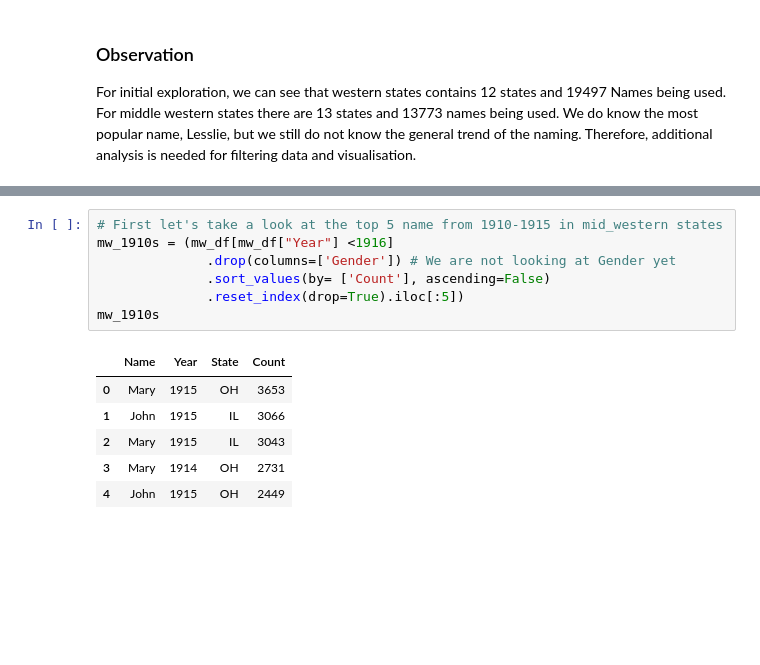
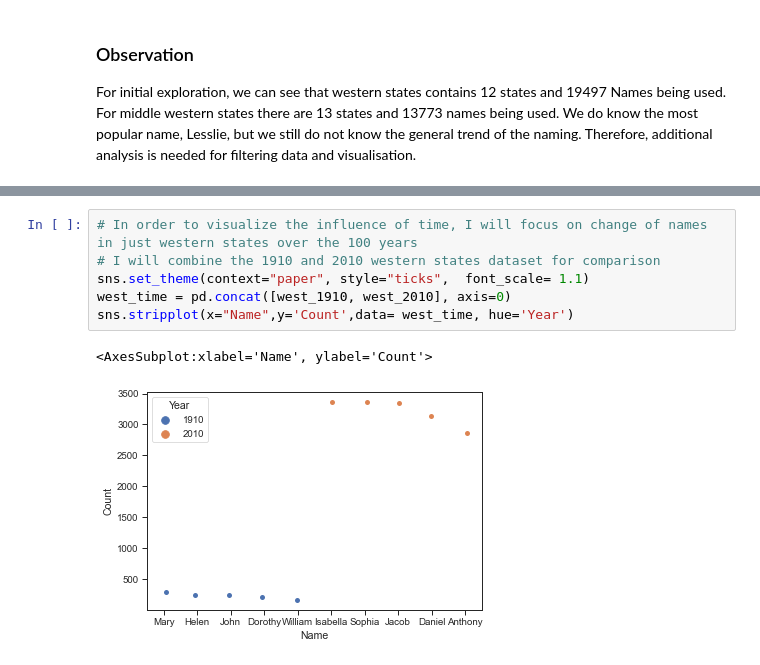
Before and after one commit to data301-2020-winter2/course-project-group_1039, a Jupyter notebook: analysis/Rita/Milestonr2_EDA.ipynb, the cells around one changed output, grey strips where cells are left out. Cells and saved outputs as stored; diff of their text form; blank space fills up the shorter version.

```diff
--- a/analysis/Rita/Milestonr2_EDA.ipynb
+++ b/analysis/Rita/Milestonr2_EDA.ipynb
@@ -167,14 +184,9 @@ west_1910s
-# %%
-# First let's take a look at the top 5 name from 1910-1915 in mid_western states
-mw_1910s = (mw_df[mw_df["Year"] <1916]
-              .drop(columns=['Gender']) # We are not looking at Gender yet
-              .sort_values(by= ['Count'], ascending=False)
-              .reset_index(drop=True).iloc[:5])
-mw_1910s
-# %% [output]
-|  | Name | Year | State | Count |
-| 0 | Mary | 1915 | OH | 3653 |
-| 1 | John | 1915 | IL | 3066 |
-| 2 | Mary | 1915 | IL | 3043 |
-| 3 | Mary | 1914 | OH | 2731 |
-| 4 | John | 1915 | OH | 2449 |
+# %%
+# In order to visualize the influence of time, I will focus on change of names in just western states over the 100 years
+# I will combine the 1910 and 2010 western states dataset for comparison
+sns.set_theme(context="paper", style="ticks",  font_scale= 1.1)
+west_time = pd.concat([west_1910, west_2010], axis=0)
+sns.stripplot(x="Name",y='Count',data= west_time, hue='Year')
+# %% [output]
+<AxesSubplot:xlabel='Name', ylabel='Count'>
+[figure, added]
```
Also changed, not shown: parts of 11 cells of this notebook.
